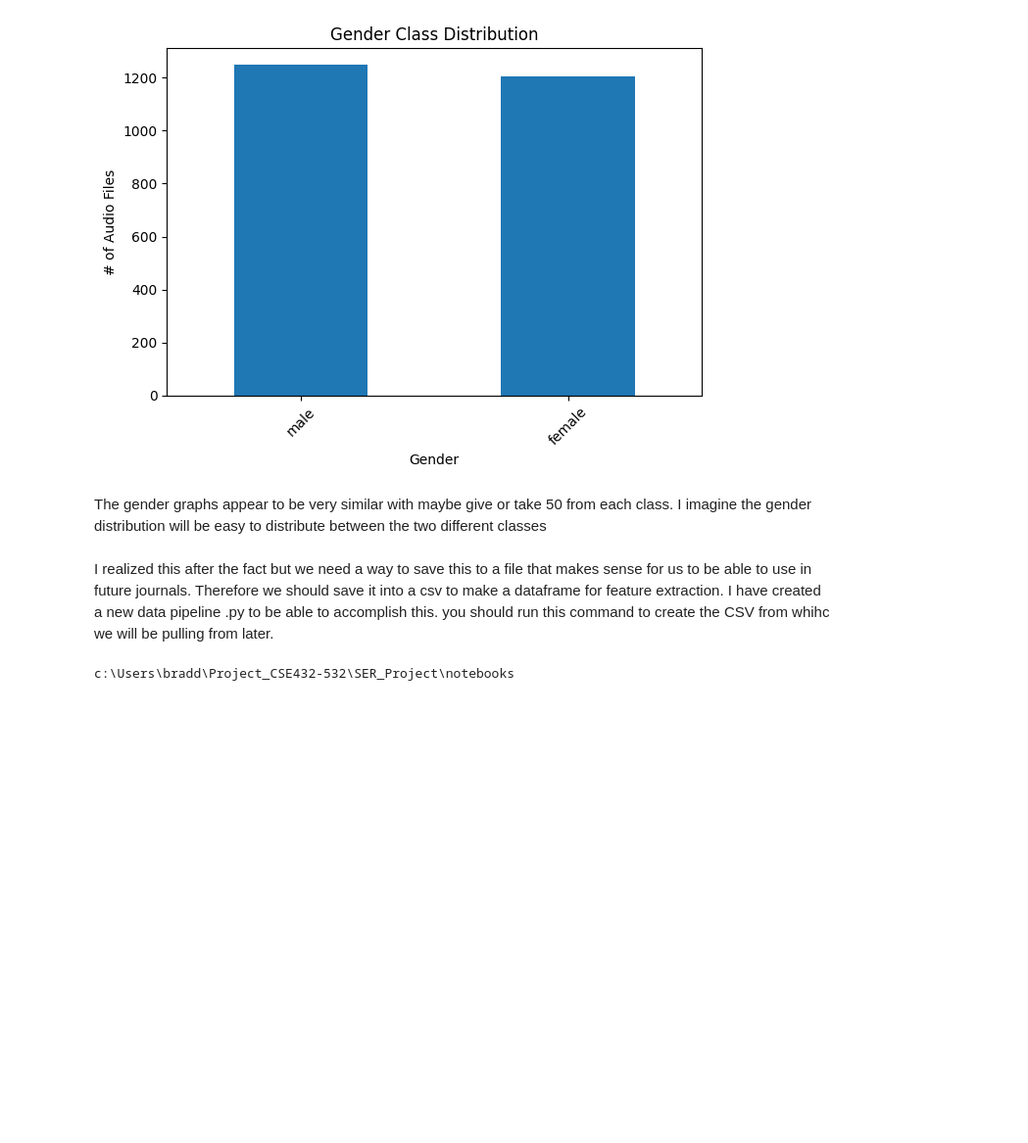
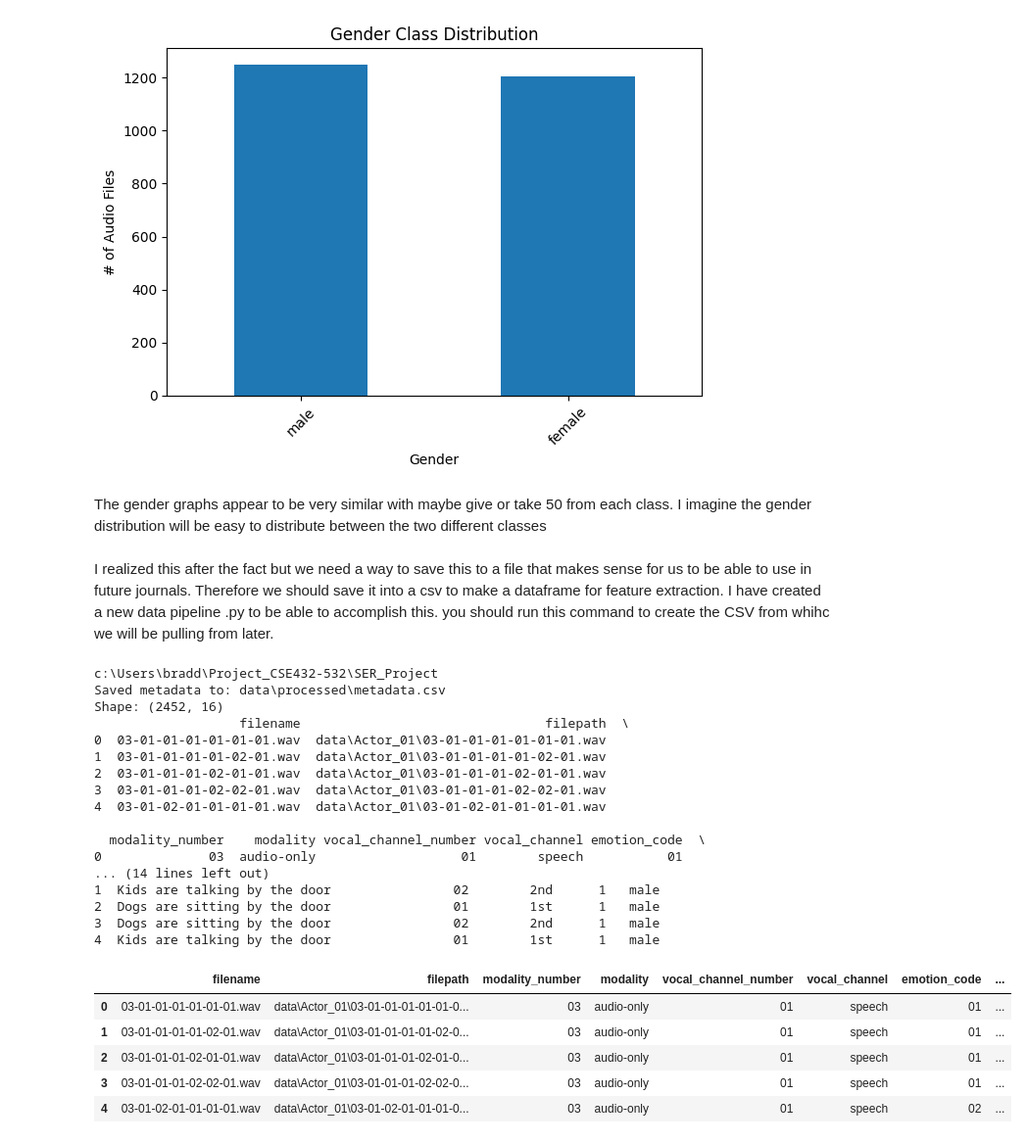
Before and after one commit to BradMartinMiami/SchoolProjectCSE432, a Jupyter notebook: SER_Project/notebooks/EDA metadata.ipynb, the cells around one changed output. Shown at 98% size. Saved outputs shown, nothing was run; the diff lists cells and outputs as text; code cells hidden in the pictures; blank space fills up the shorter version.

Commit message:
file path fixed again with a simple move, now working on feature extraction one by one

```diff
--- a/SER_Project/notebooks/EDA metadata.ipynb
+++ b/SER_Project/notebooks/EDA metadata.ipynb
@@ -216,7 +224,32 @@ The gender graphs appear to be very similar with maybe give or take 50 from each
 # %% [markdown]
 I realized this after the fact but we need a way to save this to a file that makes sense for us to be able to use in future journals. Therefore we should save it into a csv to make a dataframe for feature extraction. I have created a new data pipeline .py to be able to accomplish this. you should run this command to create the CSV from whihc we will be pulling from later.
 # %%
-import os
-print(os.getcwd())
+from minilearn.InitialDataPipeline import build_metadata
+
+wow = build_metadata(data_dir="data", output_path="data/processed/metadata.csv")
+
+wow.head()
 # %% [output]
-c:\Users\bradd\Project_CSE432-532\SER_Project\notebooks
+c:\Users\bradd\Project_CSE432-532\SER_Project
+Saved metadata to: data\processed\metadata.csv
+Shape: (2452, 16)
+                   filename                                filepath  \
+0  03-01-01-01-01-01-01.wav  data\Actor_01\03-01-01-01-01-01-01.wav
+1  03-01-01-01-01-02-01.wav  data\Actor_01\03-01-01-01-01-02-01.wav
+2  03-01-01-01-02-01-01.wav  data\Actor_01\03-01-01-01-02-01-01.wav
+3  03-01-01-01-02-02-01.wav  data\Actor_01\03-01-01-01-02-02-01.wav
+4  03-01-02-01-01-01-01.wav  data\Actor_01\03-01-02-01-01-01-01.wav
+
+  modality_number    modality vocal_channel_number vocal_channel emotion_code  \
+0              03  audio-only                   01        speech           01
+... (14 lines left out)
+1  Kids are talking by the door                02        2nd      1   male
+2  Dogs are sitting by the door                01        1st      1   male
+3  Dogs are sitting by the door                02        2nd      1   male
+4  Kids are talking by the door                01        1st      1   male
+|  | filename | filepath | modality_number | modality | vocal_channel_number | vocal_channel | emotion_code | ... |
+| 0 | 03-01-01-01-01-01-01.wav | data\Actor_01\03-01-01-01-01-01-0... | 03 | audio-only | 01 | speech | 01 | ... |
+| 1 | 03-01-01-01-01-02-01.wav | data\Actor_01\03-01-01-01-01-02-0... | 03 | audio-only | 01 | speech | 01 | ... |
+| 2 | 03-01-01-01-02-01-01.wav | data\Actor_01\03-01-01-01-02-01-0... | 03 | audio-only | 01 | speech | 01 | ... |
+| 3 | 03-01-01-01-02-02-01.wav | data\Actor_01\03-01-01-01-02-02-0... | 03 | audio-only | 01 | speech | 01 | ... |
+| 4 | 03-01-02-01-01-01-01.wav | data\Actor_01\03-01-02-01-01-01-0... | 03 | audio-only | 01 | speech | 02 | ... |
```
Also changed, not shown: parts of 2 cells of this notebook, 2 other files.
